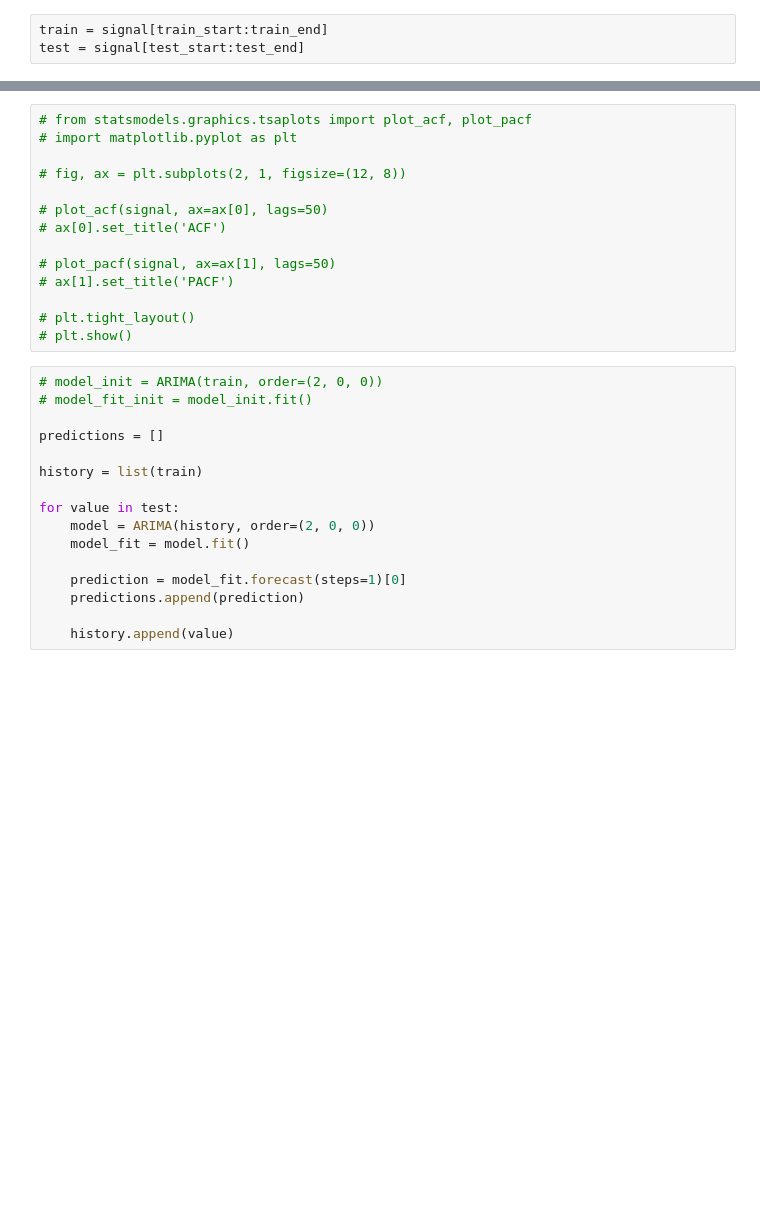
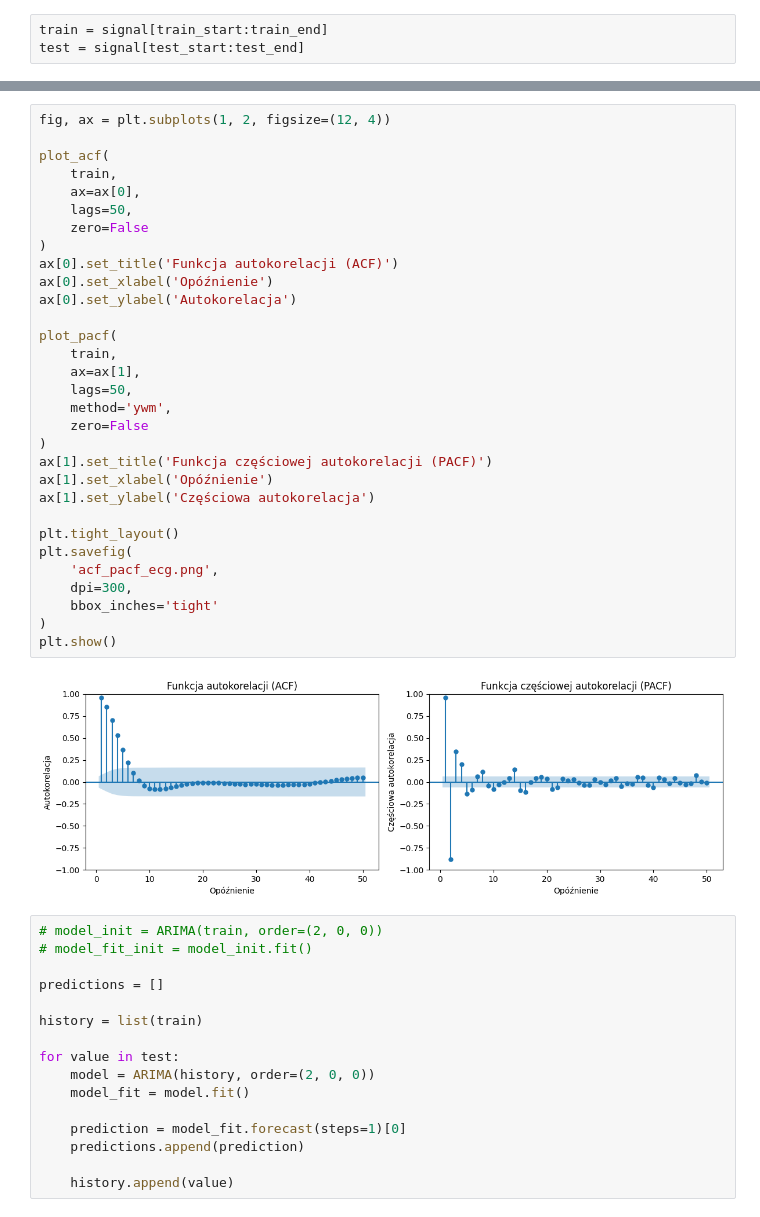
Before and after one commit to spoiler48/ecg-anomalies, a Jupyter notebook: notebooks/02_arima.ipynb, the cells around one changed output, grey strips where cells are left out. Saved outputs shown, nothing was run; the diff lists cells and outputs as text; blank space fills up the shorter version.

```diff
--- a/notebooks/02_arima.ipynb
+++ b/notebooks/02_arima.ipynb
@@ -195,17 +223,36 @@ plt.show()
 # %%
-# from statsmodels.graphics.tsaplots import plot_acf, plot_pacf
-# import matplotlib.pyplot as plt
+fig, ax = plt.subplots(1, 2, figsize=(12, 4))
 
-# fig, ax = plt.subplots(2, 1, figsize=(12, 8))
+plot_acf(
+    train,
+    ax=ax[0],
+    lags=50,
+    zero=False
+)
+ax[0].set_title('Funkcja autokorelacji (ACF)')
+ax[0].set_xlabel('Opóźnienie')
+ax[0].set_ylabel('Autokorelacja')
 
-# plot_acf(signal, ax=ax[0], lags=50)
-# ax[0].set_title('ACF')
+plot_pacf(
+    train,
+    ax=ax[1],
+    lags=50,
+    method='ywm',
+    zero=False
+)
+ax[1].set_title('Funkcja częściowej autokorelacji (PACF)')
+ax[1].set_xlabel('Opóźnienie')
+ax[1].set_ylabel('Częściowa autokorelacja')
 
-# plot_pacf(signal, ax=ax[1], lags=50)
-# ax[1].set_title('PACF')
-
-# plt.tight_layout()
-# plt.show()
+plt.tight_layout()
+plt.savefig(
+    'acf_pacf_ecg.png',
+    dpi=300,
+    bbox_inches='tight'
+)
+plt.show()
+# %% [output]
+[figure, added]
 # %%
 # model_init = ARIMA(train, order=(2, 0, 0))
 # model_fit_init = model_init.fit()
```
Also changed, not shown: parts of 3 cells of this notebook, 5 other files.
